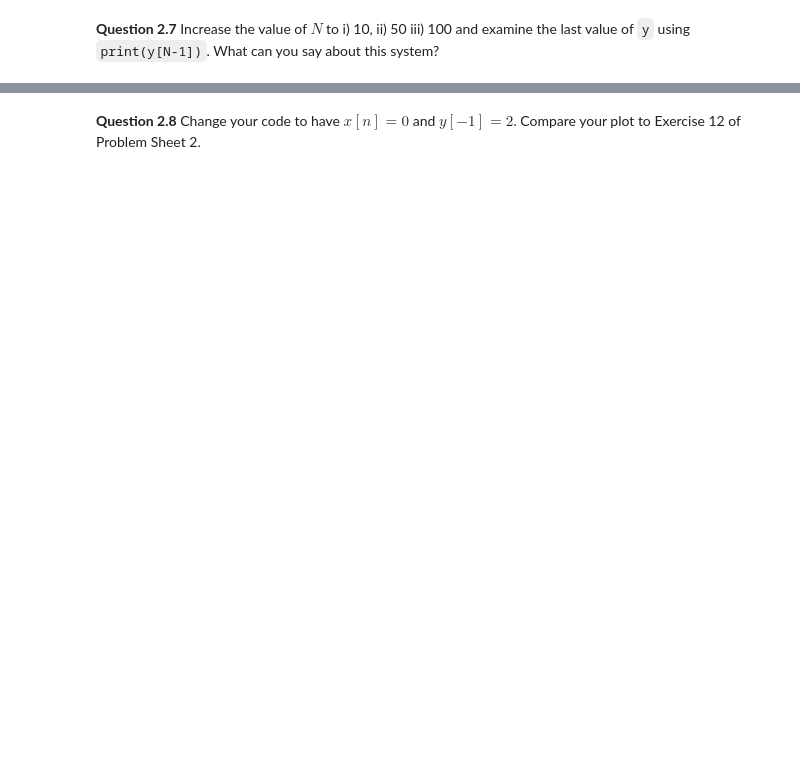
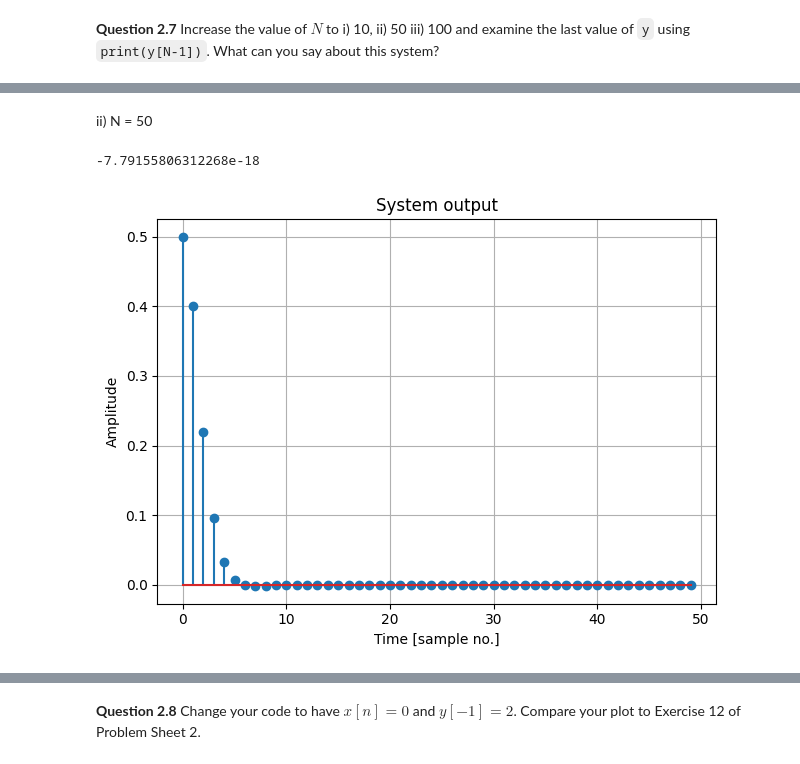
Before and after one commit to soongenwong/Signal-and-Systems, a Jupyter notebook: EX2 - LTI systems.ipynb, the cells around one changed output, grey strips where cells are left out. Saved outputs shown, nothing was run; the diff lists cells and outputs as text; code cells hidden in the pictures; blank space fills up the shorter version.

```diff
--- a/EX2 - LTI systems.ipynb
+++ b/EX2 - LTI systems.ipynb
@@ -161,0 +215,33 @@ IndentationError: expected an indented block after 'for' statement on line 5 (73
+# %% [markdown]
+ii) N = 50
+# %%
+import numpy as np
+import matplotlib.pyplot as plt
+from functions.lab_functions import plot_signal
+
+N=50
+ic=0 # zero initial conditions
+y=[]
+x=np.concatenate((np.ones(1),np.zeros(N-1)))
+
+for i in range(N):
+
+    # add your code here
+
+    if i == 0:
+        y.append(0.5*x[i] + ic)
+
+    elif i == 1:
+        y.append(0.5*x[i] + 0.8*y[i-1])
+
+    else:
+        y.append(0.5*x[i] + 0.8*y[i-1] -0.2*y[i-2])
+
+print (y[N-1])
+
+plt = plot_signal(y, title='System output', xlabel='Time [sample no.]', ylabel='Amplitude', func='stem')
+plt.savefig('results/ex2/ex2_difference_equation.pdf')
+plt.show()
+# %% [output]
+-7.79155806312268e-18
+[figure, added]
```
Also changed, not shown: parts of 7 cells of this notebook, 1 other file.
